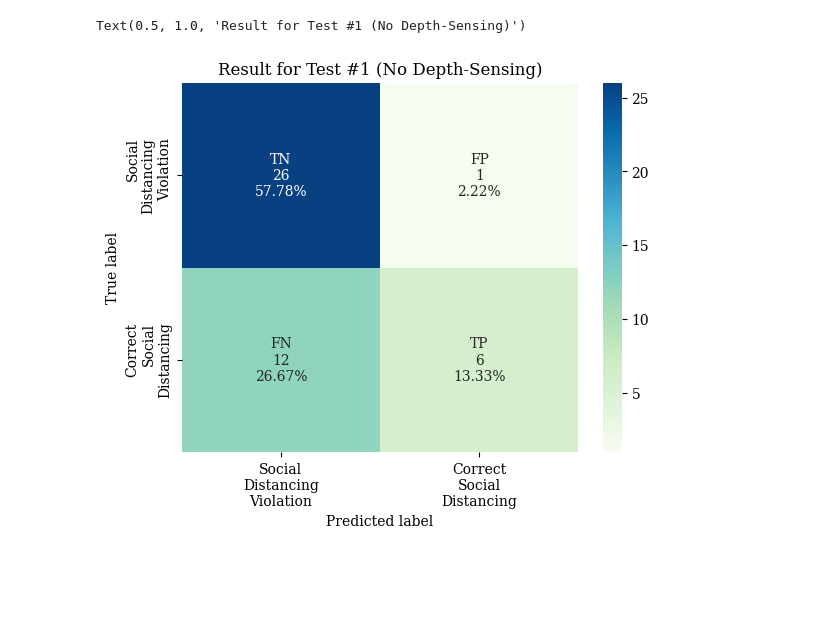
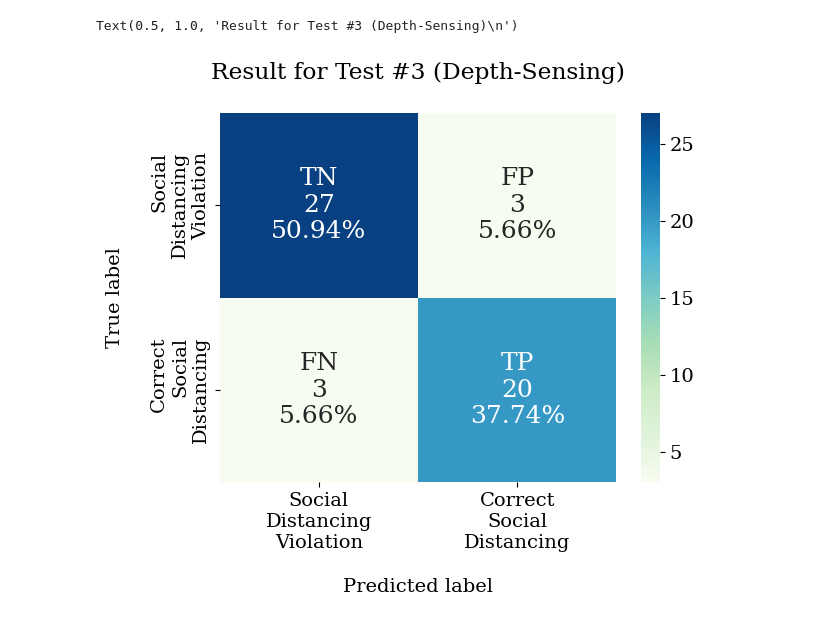
Before and after one commit to MAgungHKM/cf-matrix-generator, a Jupyter notebook: main.ipynb, the cells around one changed output. Saved outputs shown, nothing was run; the diff lists cells and outputs as text; code cells hidden in the pictures; blank space fills up the shorter version.

```diff
--- a/main.ipynb
+++ b/main.ipynb
@@ -5,43 +5,44 @@ import matplotlib.plot as plt
 import seaborn as sns
 from cf_matrix import make_confusion_matrix
 # %%
-cf_matrix = np.array([[26,  1],
-                      [ 12, 6]])
+cf_matrix = np.array([[27,  3],
+                      [ 3, 20]])
 
 font = {'family' : 'serif',
         'weight' : 'normal',
-        'size'   : 10}
+        'size'   : 14}
 
 matplotlib.rc('font', **font) #set the font style created
 
 
 # SET FIGURE PARAMETERS ACCORDING TO OTHER ARGUMENTS
 figsize = plt.rcParams.get('figure.figsize')
 
 # MAKE THE HEATMAP VISUALIZATION
 plt.figure(figsize=figsize)
 
-title = "Result for Test #3 (No Depth-Sensing)"
+title = "Result for Test #3 (Depth-Sensing)\n"
 categories = ['Social\nDistancing\nViolation', 'Correct\nSocial\nDistancing']
 group_names = ['TN','FP','FN','TP']
 
 group_counts = ["{0:0.0f}".format(value) for value in
                 cf_matrix.flatten()]
 group_percentages = ["{0:.2%}".format(value) for value in
                      cf_matrix.flatten()/np.sum(cf_matrix)]
 labels = [f"{v1}\n{v2}\n{v3}" for v1, v2, v3 in
           zip(group_names,group_counts,group_percentages)]
 labels = np.asarray(labels).reshape(2,2)
 sns.heatmap(cf_matrix,
             annot=labels,
+            annot_kws={"fontsize":18},
             fmt='',
             cmap='GnBu',
             xticklabels=categories,
             yticklabels=categories)
 
-plt.ylabel('True label')
-plt.xlabel('Predicted label')
+plt.ylabel('True label\n')
+plt.xlabel('\nPredicted label')
 plt.title(title)
 # %% [output]
-Text(0.5, 1.0, 'Result for Test #1 (No Depth-Sensing)')
+Text(0.5, 1.0, 'Result for Test #3 (Depth-Sensing)\n')
-[figure, old version]
+[figure, new version]
```
Also changed, not shown: parts of 1 cell of this notebook.
